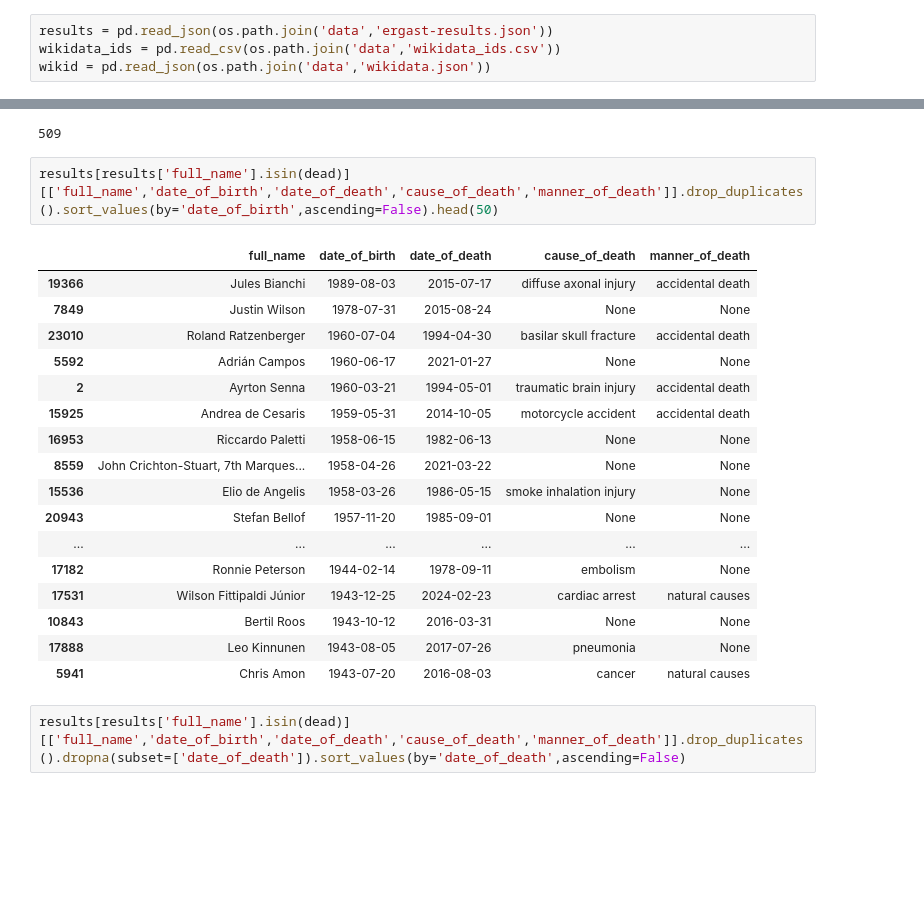
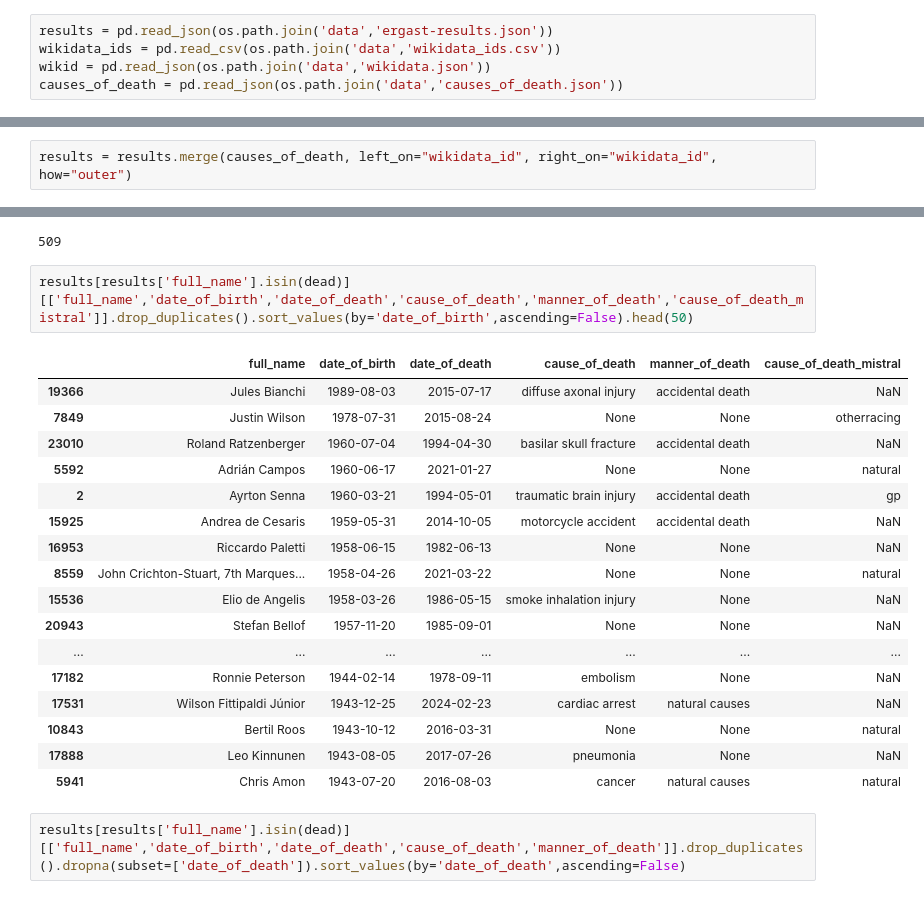
Before and after one commit to michalkasparek/f1-stats, a Jupyter notebook: 102_causes_of_death.ipynb, the cells around one changed output, grey strips where cells are left out. Drawn from its saved outputs; the diff is of its cells as text; blank space fills up the shorter version.

Commit message:
causes of death as decided by Mistral

```diff
--- a/102_causes_of_death.ipynb
+++ b/102_causes_of_death.ipynb
@@ -5,3 +5,4 @@ import pandas as pd
 results = pd.read_json(os.path.join('data','ergast-results.json'))
 wikidata_ids = pd.read_csv(os.path.join('data','wikidata_ids.csv'))
 wikid = pd.read_json(os.path.join('data','wikidata.json'))
+causes_of_death = pd.read_json(os.path.join('data','causes_of_death.json'))
@@ -8,4 +25,6 @@ wikid = pd.read_json(os.path.join('data','wikidata.json'))
 # %%
 results = results.merge(wikidata_ids, left_on="driverUrl", right_on="driverUrl", how="outer")
+# %%
+results = results.merge(causes_of_death, left_on="wikidata_id", right_on="wikidata_id", how="outer")
 # %%
 results = results.merge(wikid, left_on="wikidata_id", right_on="wikidata_id", how="outer")
@@ -45,25 +78,25 @@ len(dead)
 # %% [output]
 509
 # %%
-results[results['full_name'].isin(dead)][['full_name','date_of_birth','date_of_death','cause_of_death','manner_of_death']].drop_duplicates().sort_values(by='date_of_birth',ascending=False).head(50)
+results[results['full_name'].isin(dead)][['full_name','date_of_birth','date_of_death','cause_of_death','manner_of_death','cause_of_death_mistral']].drop_duplicates().sort_values(by='date_of_birth',ascending=False).head(50)
 # %% [output]
-|  | full_name | date_of_birth | date_of_death | cause_of_death | manner_of_death |
-| 19366 | Jules Bianchi | 1989-08-03 | 2015-07-17 | diffuse axonal injury | accidental death |
-| 7849 | Justin Wilson | 1978-07-31 | 2015-08-24 | None | None |
-| 23010 | Roland Ratzenberger | 1960-07-04 | 1994-04-30 | basilar skull fracture | accidental death |
-| 5592 | Adrián Campos | 1960-06-17 | 2021-01-27 | None | None |
-| 2 | Ayrton Senna | 1960-03-21 | 1994-05-01 | traumatic brain injury | accidental death |
-| 15925 | Andrea de Cesaris | 1959-05-31 | 2014-10-05 | motorcycle accident | accidental death |
-| 16953 | Riccardo Paletti | 1958-06-15 | 1982-06-13 | None | None |
-| 8559 | John Crichton-Stuart, 7th Marques... | 1958-04-26 | 2021-03-22 | None | None |
-| 15536 | Elio de Angelis | 1958-03-26 | 1986-05-15 | smoke inhalation injury | None |
-| 20943 | Stefan Bellof | 1957-11-20 | 1985-09-01 | None | None |
-| ... | ... | ... | ... | ... | ... |
-| 17182 | Ronnie Peterson | 1944-02-14 | 1978-09-11 | embolism | None |
-| 17531 | Wilson Fittipaldi Júnior | 1943-12-25 | 2024-02-23 | cardiac arrest | natural causes |
-| 10843 | Bertil Roos | 1943-10-12 | 2016-03-31 | None | None |
-| 17888 | Leo Kinnunen | 1943-08-05 | 2017-07-26 | pneumonia | None |
-| 5941 | Chris Amon | 1943-07-20 | 2016-08-03 | cancer | natural causes |
+|  | full_name | date_of_birth | date_of_death | cause_of_death | manner_of_death | cause_of_death_mistral |
+| 19366 | Jules Bianchi | 1989-08-03 | 2015-07-17 | diffuse axonal injury | accidental death | NaN |
+| 7849 | Justin Wilson | 1978-07-31 | 2015-08-24 | None | None | otherracing |
+| 23010 | Roland Ratzenberger | 1960-07-04 | 1994-04-30 | basilar skull fracture | accidental death | NaN |
+| 5592 | Adrián Campos | 1960-06-17 | 2021-01-27 | None | None | natural |
+| 2 | Ayrton Senna | 1960-03-21 | 1994-05-01 | traumatic brain injury | accidental death | gp |
+| 15925 | Andrea de Cesaris | 1959-05-31 | 2014-10-05 | motorcycle accident | accidental death | NaN |
+| 16953 | Riccardo Paletti | 1958-06-15 | 1982-06-13 | None | None | NaN |
+| 8559 | John Crichton-Stuart, 7th Marques... | 1958-04-26 | 2021-03-22 | None | None | natural |
+| 15536 | Elio de Angelis | 1958-03-26 | 1986-05-15 | smoke inhalation injury | None | NaN |
+| 20943 | Stefan Bellof | 1957-11-20 | 1985-09-01 | None | None | NaN |
+| ... | ... | ... | ... | ... | ... | ... |
+| 17182 | Ronnie Peterson | 1944-02-14 | 1978-09-11 | embolism | None | NaN |
+| 17531 | Wilson Fittipaldi Júnior | 1943-12-25 | 2024-02-23 | cardiac arrest | natural causes | NaN |
+| 10843 | Bertil Roos | 1943-10-12 | 2016-03-31 | None | None | natural |
+| 17888 | Leo Kinnunen | 1943-08-05 | 2017-07-26 | pneumonia | None | NaN |
+| 5941 | Chris Amon | 1943-07-20 | 2016-08-03 | cancer | natural causes | natural |
 # %%
 results[results['full_name'].isin(dead)][['full_name','date_of_birth','date_of_death','cause_of_death','manner_of_death']].drop_duplicates().dropna(subset=['date_of_death']).sort_values(by='date_of_death',ascending=False)
 # %% [output]
```
Also changed, not shown: parts of 16 cells of this notebook, 3 other files.
